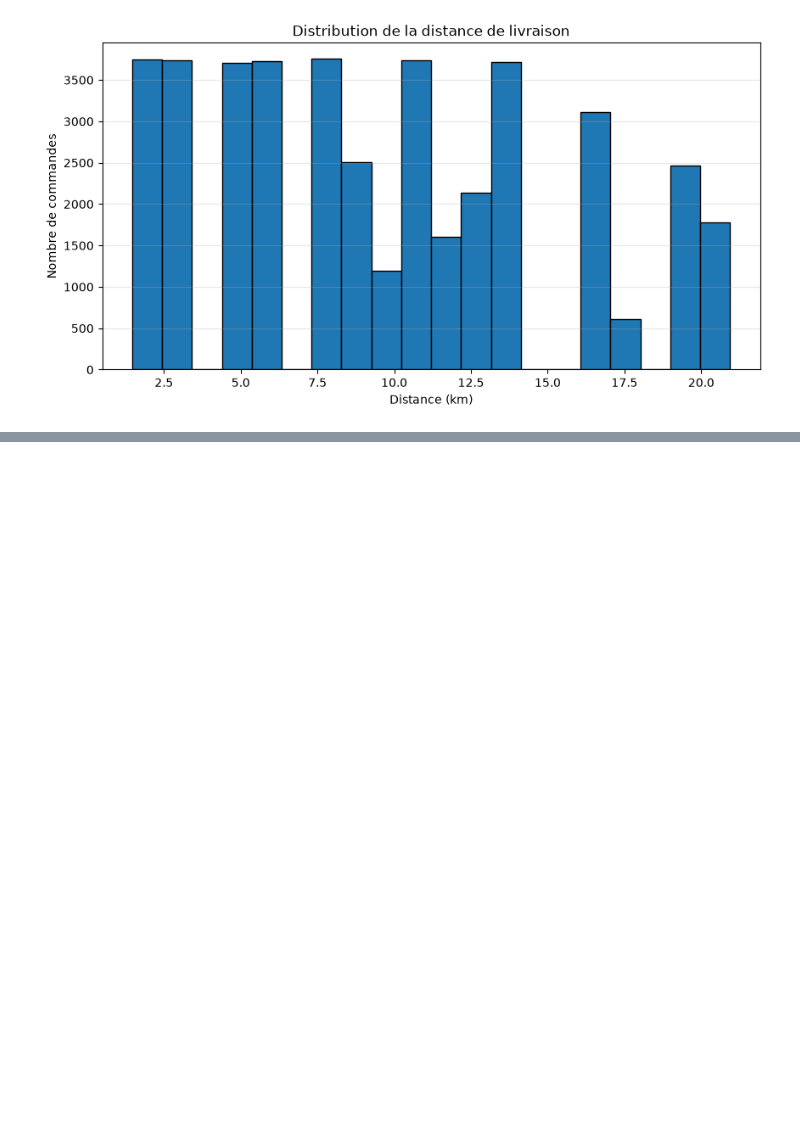
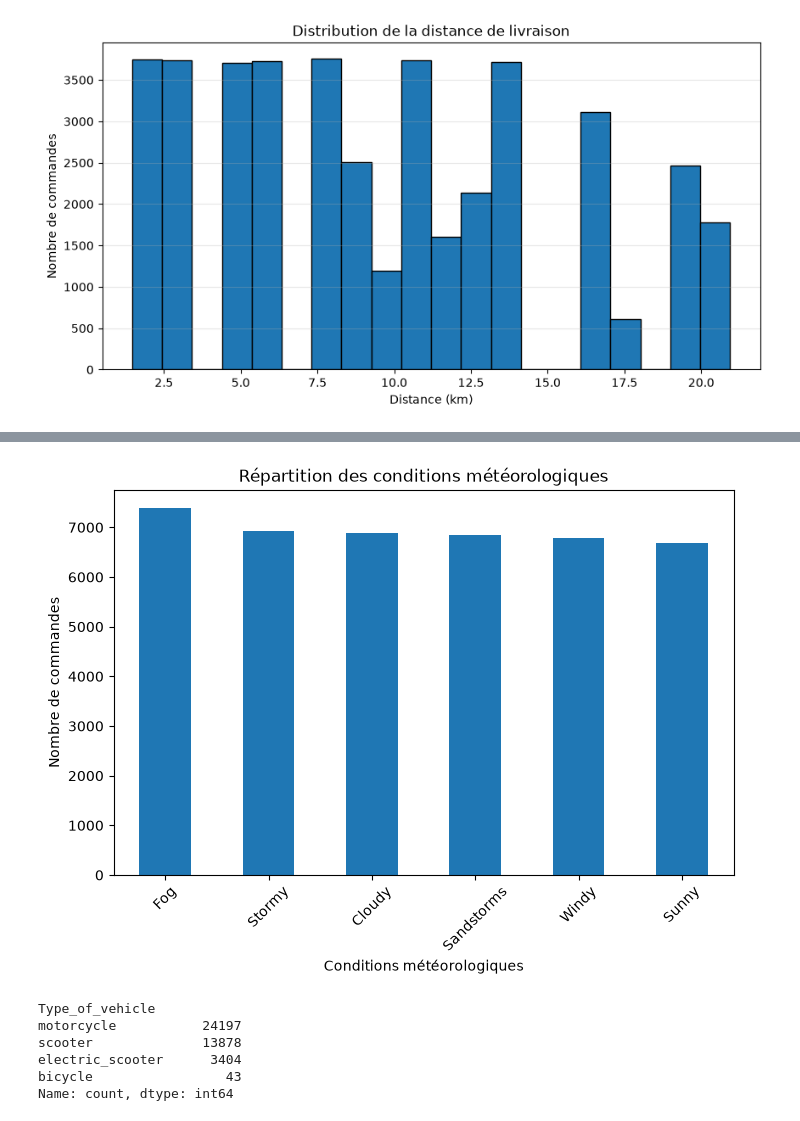
Before and after one commit to lahcen404/DeliveryETA, a Jupyter notebook: notebooks/eda-deliveryETA.ipynb, the cells around one changed output, grey strips where cells are left out. Saved outputs shown, nothing was run; the diff lists cells and outputs as text; code cells hidden in the pictures; blank space fills up the shorter version.

```diff
--- a/notebooks/eda-deliveryETA.ipynb
+++ b/notebooks/eda-deliveryETA.ipynb
@@ -243,0 +263,23 @@ plt.show()
+# %%
+
+clean_df["Weatherconditions"].value_counts().plot(
+    kind="bar",
+    figsize=(8, 5)
+)
+
+plt.xlabel("Conditions météorologiques")
+plt.ylabel("Nombre de commandes")
+plt.title("Répartition des conditions météorologiques")
+plt.xticks(rotation=45)
+plt.show()
+# %% [output]
+[figure, added]
+# %%
+clean_df["Type_of_vehicle"].value_counts()
+# %% [output]
+Type_of_vehicle
+motorcycle           24197
+scooter              13878
+electric_scooter      3404
+bicycle                 43
+Name: count, dtype: int64
```
Also changed, not shown: parts of 38 cells of this notebook.
